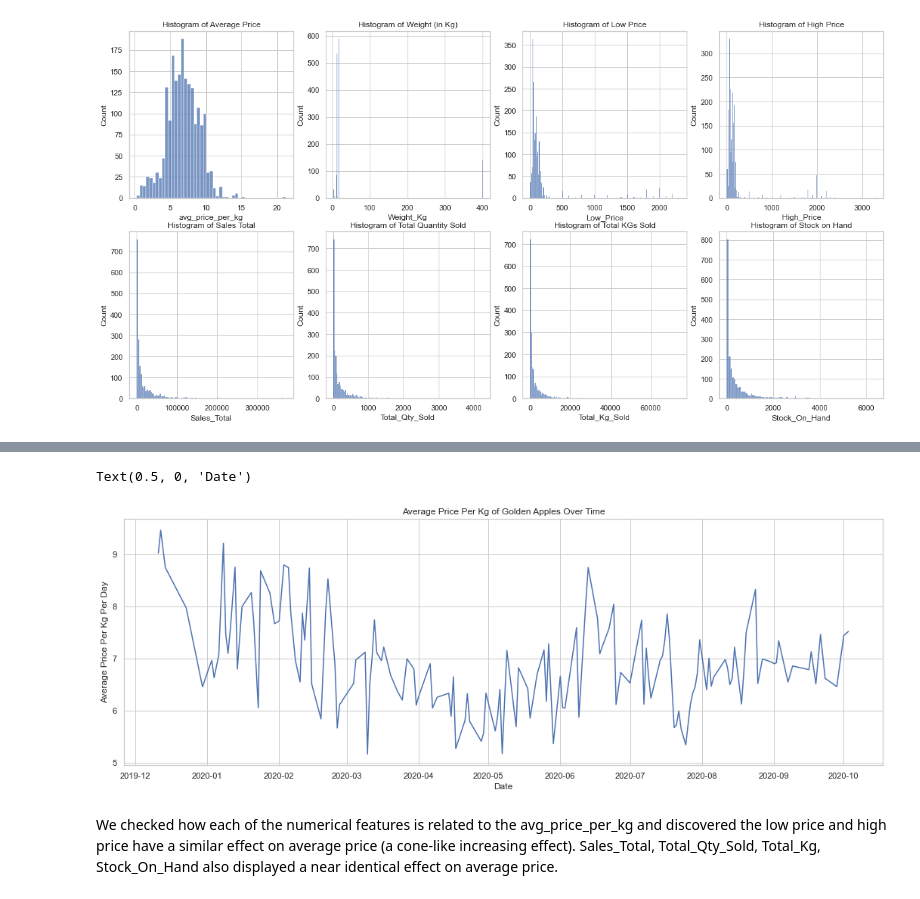
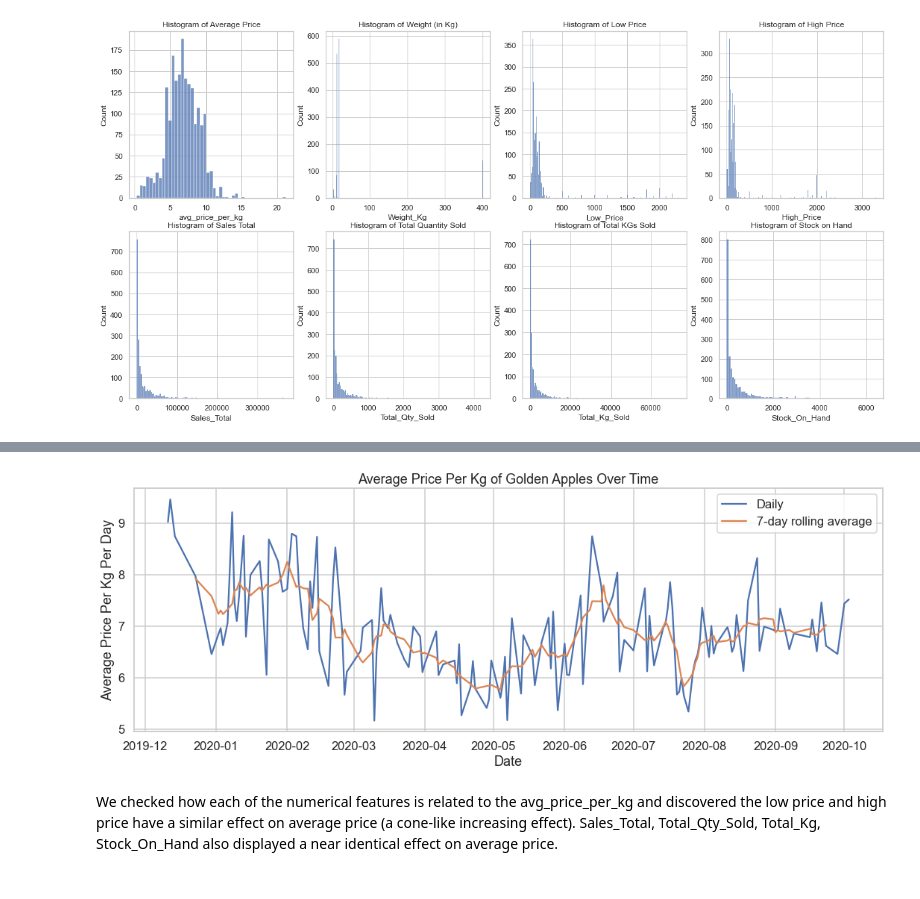
Before and after one commit to nkonyanihlulani/Team_7_regression, a Jupyter notebook: team_7.ipynb, the cells around one changed output, grey strips where cells are left out. Saved outputs shown, nothing was run; the diff lists cells and outputs as text; code cells hidden in the pictures.

Commit message:
Time Series Analysis

```diff
--- a/team_7.ipynb
+++ b/team_7.ipynb
@@ -193,0 +192,7 @@ df = train.groupby(train['Date'])['avg_price_per_kg'].mean() #getting the averag
+# %%
+#getting the average_per_kg_per_dat
+df = train.groupby(['Date'], as_index=False)['avg_price_per_kg'].mean()
+
+#Obtaining the rolling average
+df["rolling_eve"]=df.avg_price_per_kg.rolling(7).mean().shift(-3)
+print(df)
@@ -194,13 +214,14 @@ df = train.groupby(train['Date'])['avg_price_per_kg'].mean() #getting the averag
 # %%
-fig, ax = plt.subplots(figsize=(18, 6))
-ax.plot(df)
-ax.grid(True)
-ax.set_title('Average Price Per Kg of Golden Apples Over Time')
-ax.set_ylabel('Average Price Per Kg Per Day')
-ax.set_xlabel('Date')
+sns.set_context("talk")
+plt.figure(figsize=(18,6))
+sns.lineplot(x="Date",y='avg_price_per_kg', label="Daily",data=df)
+sns.lineplot(x="Date",y='rolling_eve', label="7-day rolling average",data=df)
+plt.title('Average Price Per Kg of Golden Apples Over Time')
+plt.ylabel('Average Price Per Kg Per Day')
+plt.xlabel('Date')
+plt.show()
 # %% [output]
-Text(0.5, 0, 'Date')
-[figure, old version]
+[figure, new version]
 # %% [markdown]
 We checked how each of the numerical features is related to the avg_price_per_kg and discovered the low price and high price have a similar effect on average price (a cone-like increasing effect). Sales_Total, Total_Qty_Sold, Total_Kg, Stock_On_Hand also displayed a near identical effect on average price.
 # %%
```
Also changed, not shown: parts of 7 cells of this notebook.
